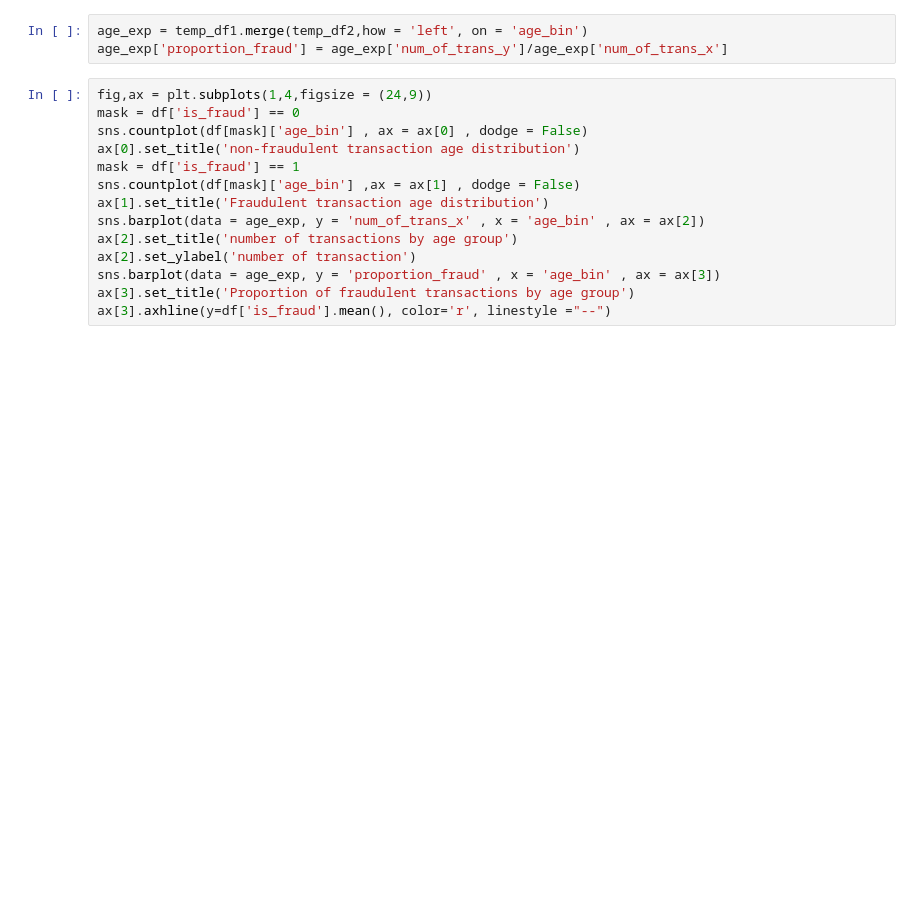
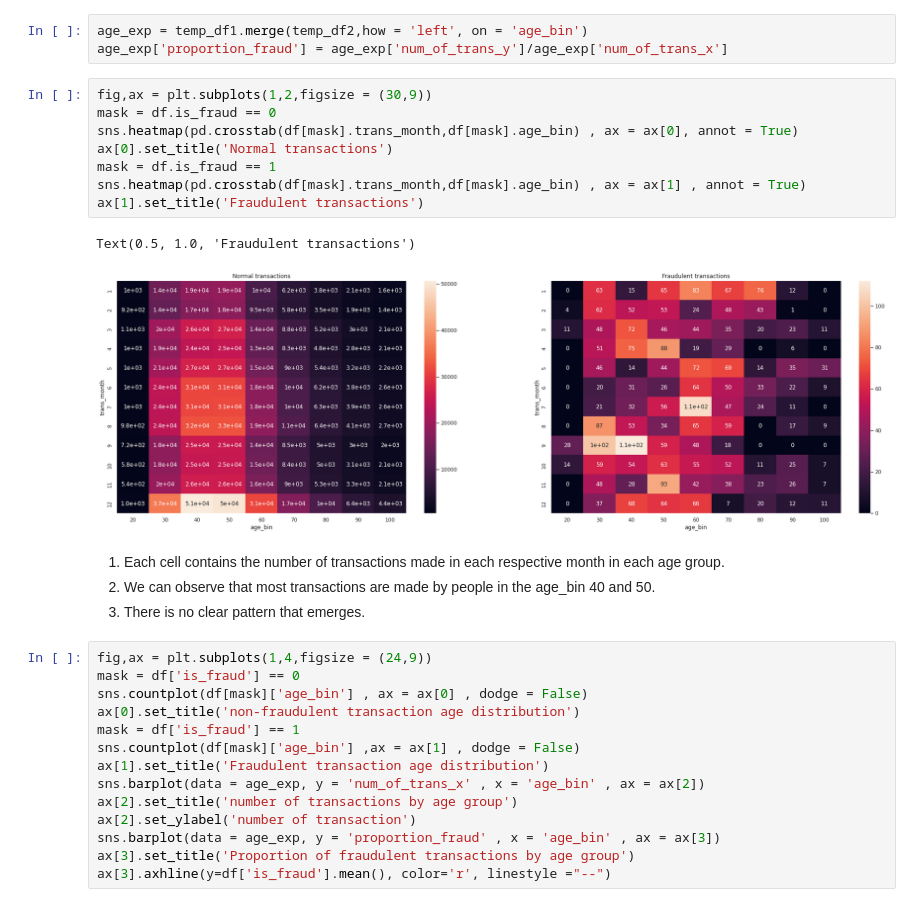
Before and after one commit to ngcheeyuan/Fraud_Detection_Capstone, a Jupyter notebook: Capstone_EDA.ipynb, the cells around one changed output. Drawn from its saved outputs; the diff is of its cells as text; blank space fills up the shorter version.

```diff
--- a/Capstone_EDA.ipynb
+++ b/Capstone_EDA.ipynb
@@ -195,6 +195,21 @@ temp_df2 = df[mask]['age_bin'].value_counts().reset_index().rename(columns={'ind
 # %%
 age_exp = temp_df1.merge(temp_df2,how = 'left', on = 'age_bin')
 age_exp['proportion_fraud'] = age_exp['num_of_trans_y']/age_exp['num_of_trans_x']
+# %%
+fig,ax = plt.subplots(1,2,figsize = (30,9))
+mask = df.is_fraud == 0
+sns.heatmap(pd.crosstab(df[mask].trans_month,df[mask].age_bin) , ax = ax[0], annot = True)
+ax[0].set_title('Normal transactions')
+mask = df.is_fraud == 1
+sns.heatmap(pd.crosstab(df[mask].trans_month,df[mask].age_bin) , ax = ax[1] , annot = True)
+ax[1].set_title('Fraudulent transactions')
+# %% [output]
+Text(0.5, 1.0, 'Fraudulent transactions')
+[figure, added]
+# %% [markdown]
+1. Each cell contains the number of transactions made in each respective month in each age group.
+2. We can observe that most transactions are made by people in the age_bin 40 and 50.
+3. There is no clear pattern that emerges.
 # %%
 fig,ax = plt.subplots(1,4,figsize = (24,9))
 mask = df['is_fraud'] == 0
```
Also changed, not shown: parts of 1 cell of this notebook.
